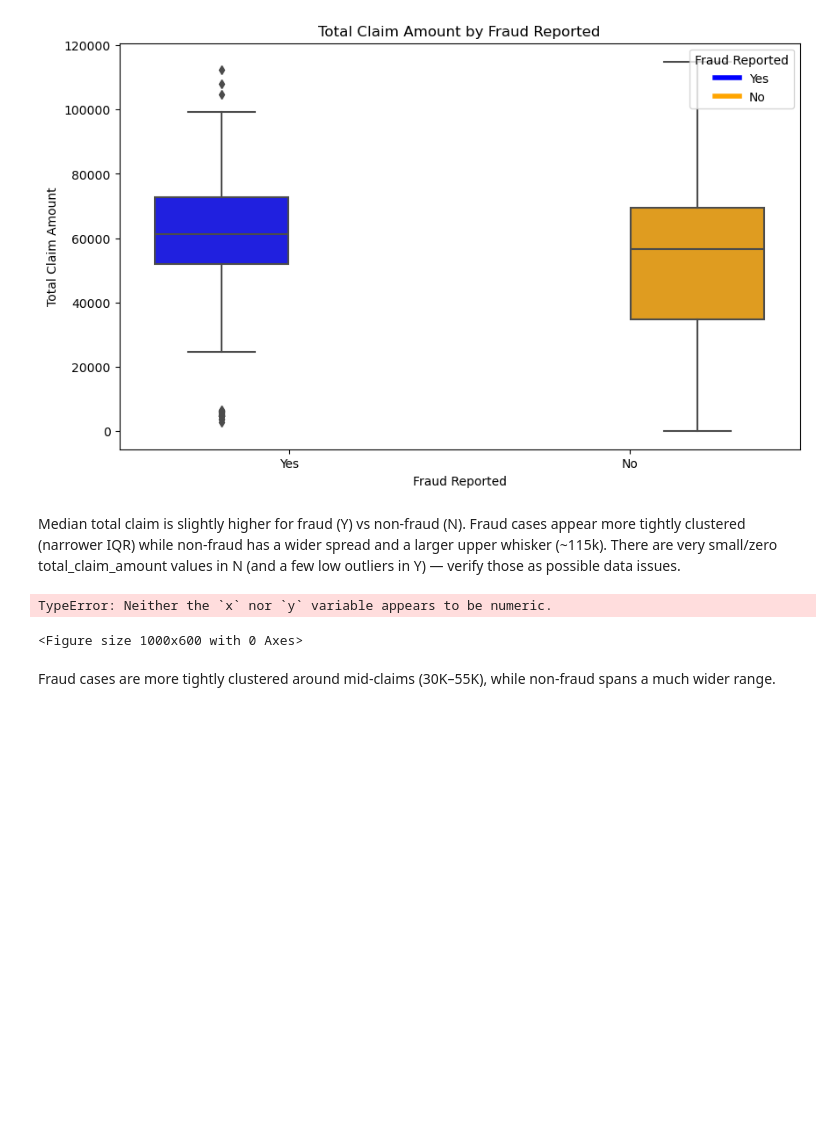
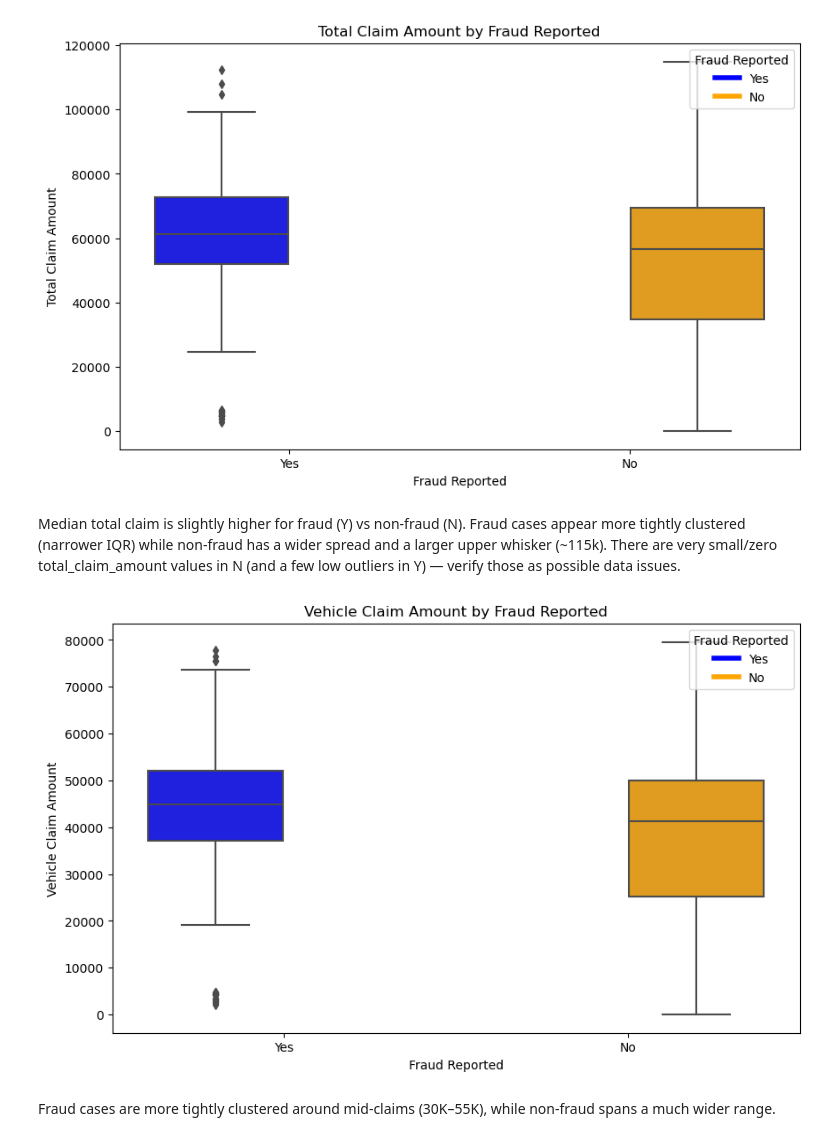
Before and after one commit to oaj1/Insurance_Claims, a Jupyter notebook: Insurance_Claims_ClaimTypeAmounts_EDA.ipynb, the cells around one changed output. Drawn from its saved outputs; the diff is of its cells as text; code cells hidden in the pictures; blank space fills up the shorter version.

```diff
--- a/Insurance_Claims_ClaimTypeAmounts_EDA.ipynb
+++ b/Insurance_Claims_ClaimTypeAmounts_EDA.ipynb
@@ -144,27 +144,29 @@ Median total claim is slightly higher for fraud (Y) vs non-fraud (N).
 Fraud cases appear more tightly clustered (narrower IQR) while non-fraud has a wider spread and a larger upper whisker (~115k).
 There are very small/zero total_claim_amount values in N (and a few low outliers in Y) — verify those as possible data issues.
 # %%
+# Ensure 'vehicle_claim' is numeric
+df['vehicle_claim'] = pd.to_numeric(df['vehicle_claim'], errors='coerce')
+
 plt.figure(figsize=(10,6))
 custom_palette = {'No': 'orange', 'Yes': 'blue'}
 ax = sns.boxplot(
     x='fraud_reported',
     y='vehicle_claim',
     data=df,
     hue='fraud_reported',
     palette=custom_palette,
     #legend=False
 )
 plt.title('Vehicle Claim Amount by Fraud Reported')
 plt.xlabel('Fraud Reported')
 plt.ylabel('Vehicle Claim Amount')
 # Add legend manually
 handles = [plt.Line2D([0], [0], color='blue', lw=4), plt.Line2D([0], [0], color='orange', lw=4)]
 labels = ['Yes', 'No']
 plt.legend(handles, labels, title='Fraud Reported', loc='upper right')
 plt.show()
 # %% [output]
-TypeError: Neither the `x` nor `y` variable appears to be numeric.
-<Figure size 1000x600 with 0 Axes>
+[figure, added]
 # %% [markdown]
 Fraud cases are more tightly clustered around mid-claims (30K–55K), while non-fraud spans a much wider range.
 # %%
```
Also changed, not shown: parts of 2 cells of this notebook.
